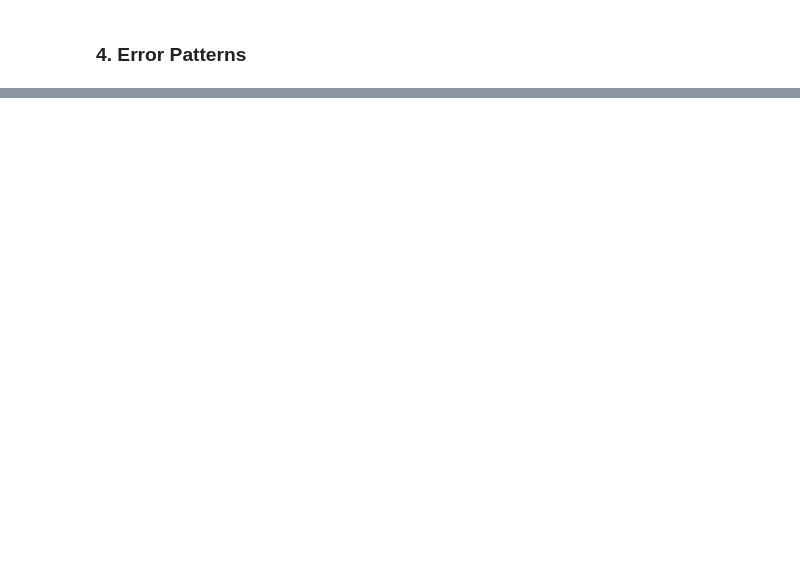
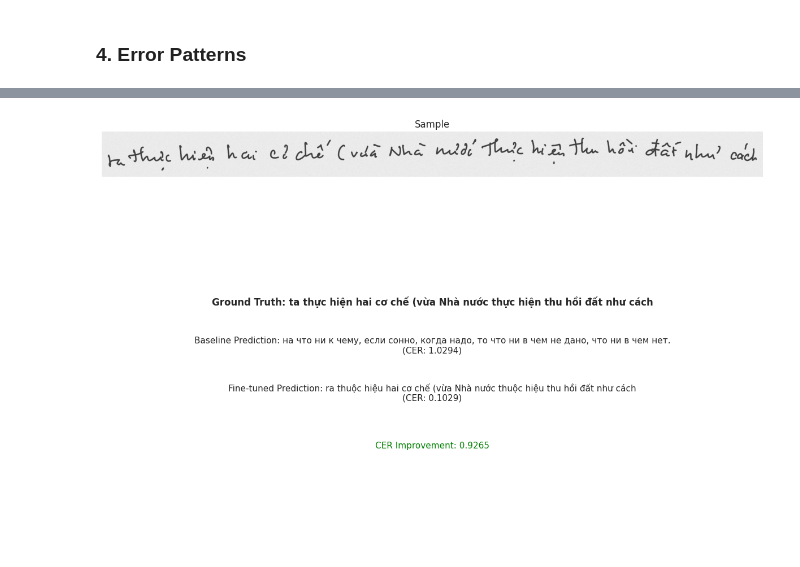
Before and after one commit to khoaoe/hcmus-csc15006-project2-finetuning-deepseek-ocr, a Jupyter notebook: notebook/04_analysis_visualization.ipynb, the cells around one changed output, grey strips where cells are left out. Saved outputs shown, nothing was run; the diff lists cells and outputs as text; code cells hidden in the pictures; blank space fills up the shorter version.

```diff
--- a/notebook/04_analysis_visualization.ipynb
+++ b/notebook/04_analysis_visualization.ipynb
@@ -192,5 +197,29 @@ display(top_improvements[['ground_truth', 'pred_baseline', 'pred_finetune', 'cer
 | 67 | đất. | 书法 | đất. | 1.000000 | 0.000000 |
 | 148 | ngờ | hā | ngờ | 1.000000 | 0.000000 |
 | 57 | ta thực hiện hai cơ chế (vừa Nhà ... | на что ни к чему, если сонно, ког... | ra thuộc hiệu hai cơ chế (vừa Nhà... | 1.029412 | 0.102941 |
+# %%
+# hiển thị 1 kết quả cải thiện bằng matplotlib
+from PIL import Image
+
+sample = top_improvements.iloc[4]
+
+fig, ax = plt.subplots(2, 1, figsize=(12, 10))
+img = Image.open(sample['image']).convert("RGB")
+ax[0].imshow(img)
+ax[0].axis('off')
+ax[0].set_title('Sample')
+ax[0].set_aspect('equal')
+ax[1].axis('off')
+ax[1].text(0.5, 0.75, f"Ground Truth: {sample['ground_truth']}", fontsize=12, fontweight='bold', ha='center')
+ax[1].text(0.5, 0.60, f"Baseline Prediction: {sample['pred_baseline']}\n(CER: {sample['cer_baseline']:.4f})", fontsize=11, ha='center')
+ax[1].text(0.5, 0.45, f"Fine-tuned Prediction: {sample['pred_finetune']}\n(CER: {sample['cer_finetune']:.4f})", fontsize=11, ha='center')
+ax[1].text(0.5, 0.30, f"CER Improvement: {sample['cer_improvement']:.4f}", fontsize=11, color='green', ha='center')
+plt.subplots_adjust(hspace=-0.1)
+plt.tight_layout()
+plt.show()
+# save fig
+fig.savefig('top_improvement_example.png', bbox_inches='tight')
+# %% [output]
+[figure, added]
 # %%
 # 2. Những mẫu mô hình Fine-tuned làm tệ hơn (Failure Cases)
```
Also changed, not shown: parts of 6 cells of this notebook, 1 other file.
